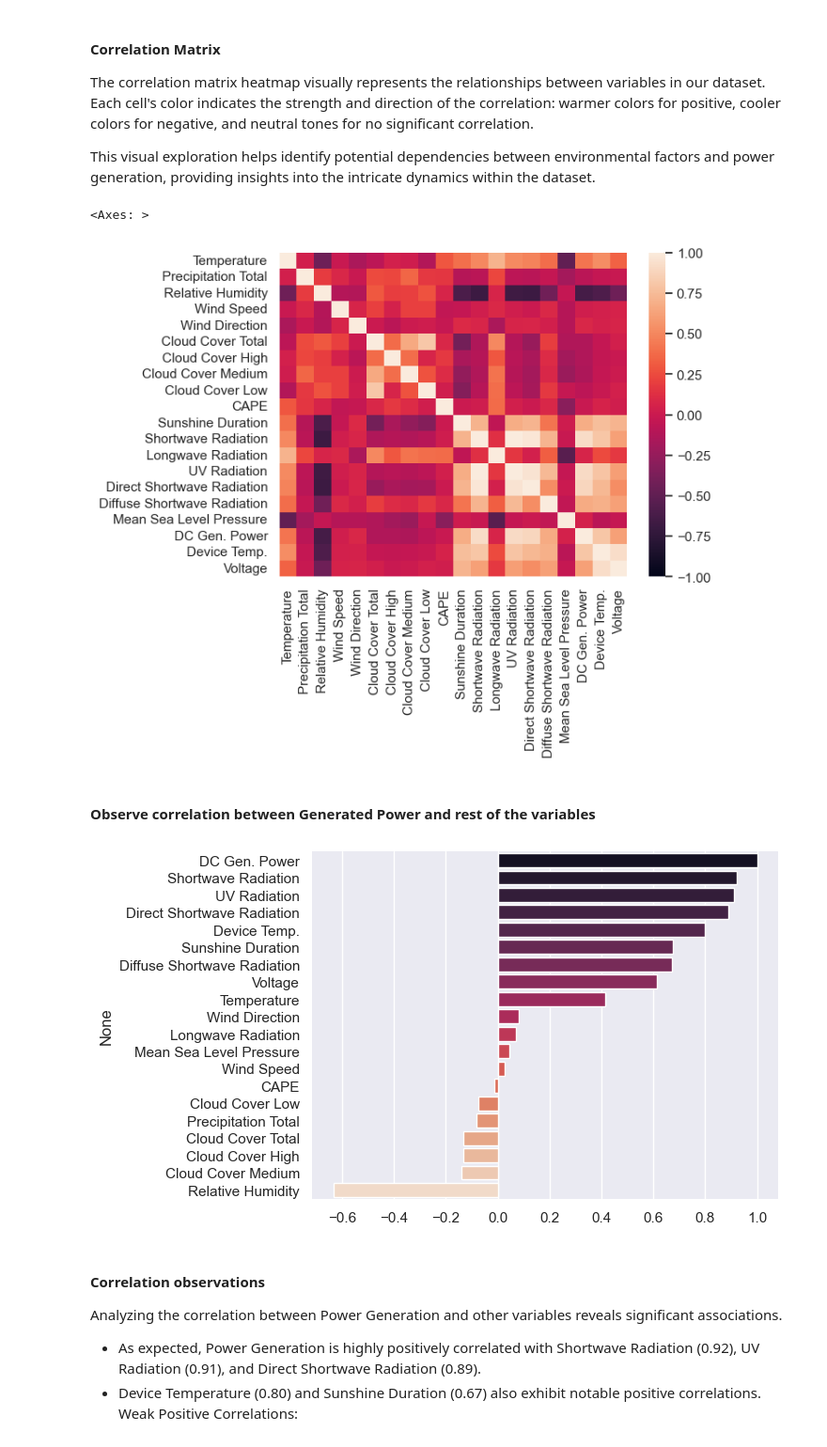
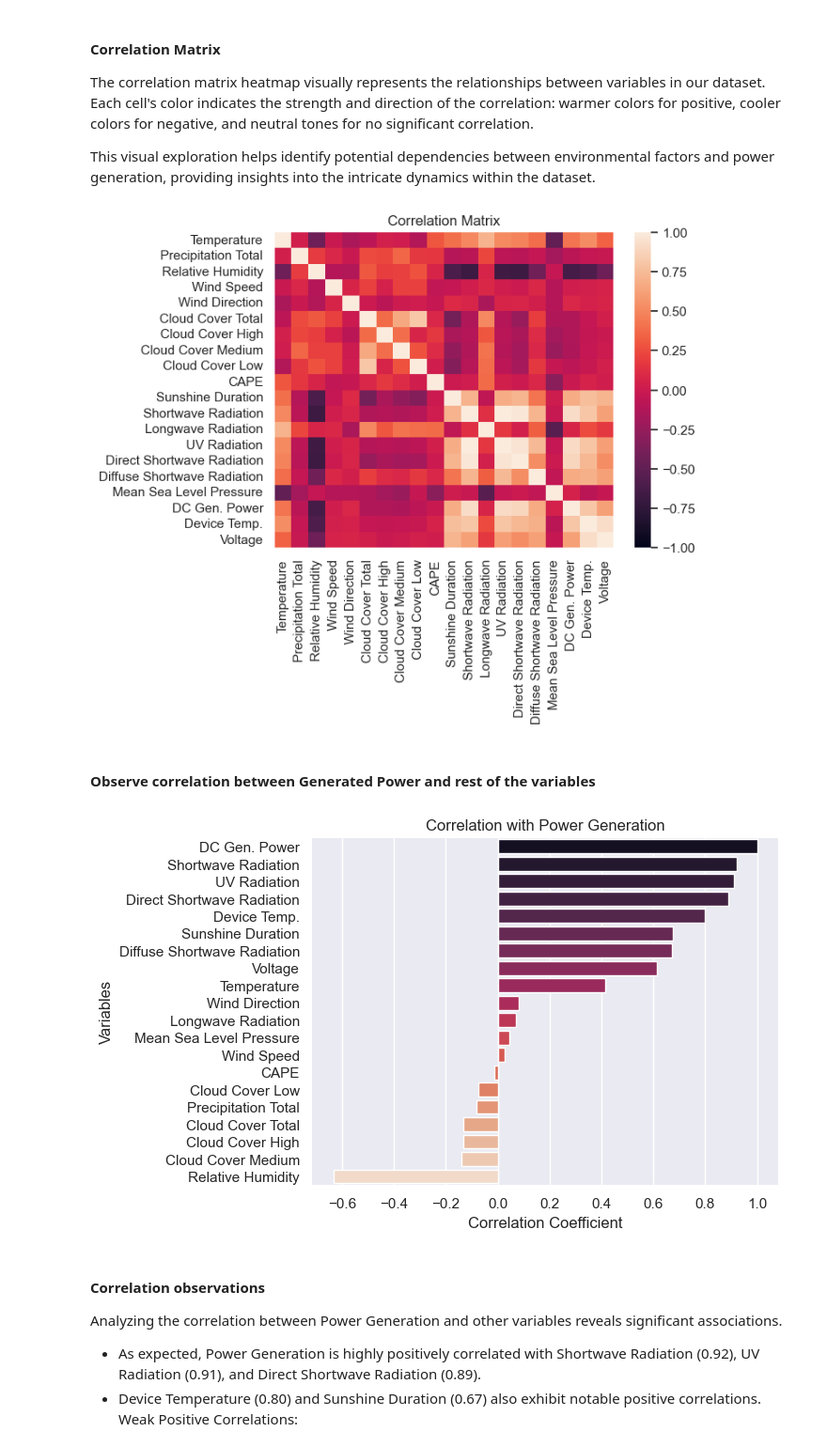
Before and after one commit to Renovus-Tech/solarec-python, a Jupyter notebook: app/ml/notebooks/1 - Data Preprocessing.ipynb, the cells around one changed output. Shown at 94% size. Drawn from its saved outputs; the diff is of its cells as text; code cells hidden in the pictures.

```diff
--- a/app/ml/notebooks/1 - Data Preprocessing.ipynb
+++ b/app/ml/notebooks/1 - Data Preprocessing.ipynb
@@ -273,18 +271,23 @@ The correlation matrix heatmap visually represents the relationships between var
 This visual exploration helps identify potential dependencies between environmental factors and power generation, providing insights into the intricate dynamics within the dataset.
 # %%
 sns.heatmap(df.corr(), cmap='rocket', vmin=-1, vmax=1)
+plt.title('Correlation Matrix')
+plt.show()
 # %% [output]
-<Axes: >
-[figure, old version]
+[figure, new version]
 # %% [markdown]
 #### Observe correlation between Generated Power and rest of the variables
 # %%
 corr = df.corrwith(df[TARGET_COLUMN]).sort_values(ascending=False)
 sns.set(style="darkgrid")
-sns.barplot(x=corr.values, palette = 'rocket', hue=corr.index,  y=corr.index)
+bar_plot = sns.barplot(x=corr.values, palette='rocket', hue=corr.index, y=corr.index)
+bar_plot.set_title('Correlation with Power Generation')
+bar_plot.set_xlabel('Correlation Coefficient')
+bar_plot.set_ylabel('Variables')
 sns.despine(left=True, bottom=True)
+plt.show()
 # %% [output]
-[figure, old version]
+[figure, new version]
 # %% [markdown]
 #### Correlation observations
 Analyzing the correlation between Power Generation and other variables reveals significant associations.
```
Also changed, not shown: parts of 3 cells of this notebook.
